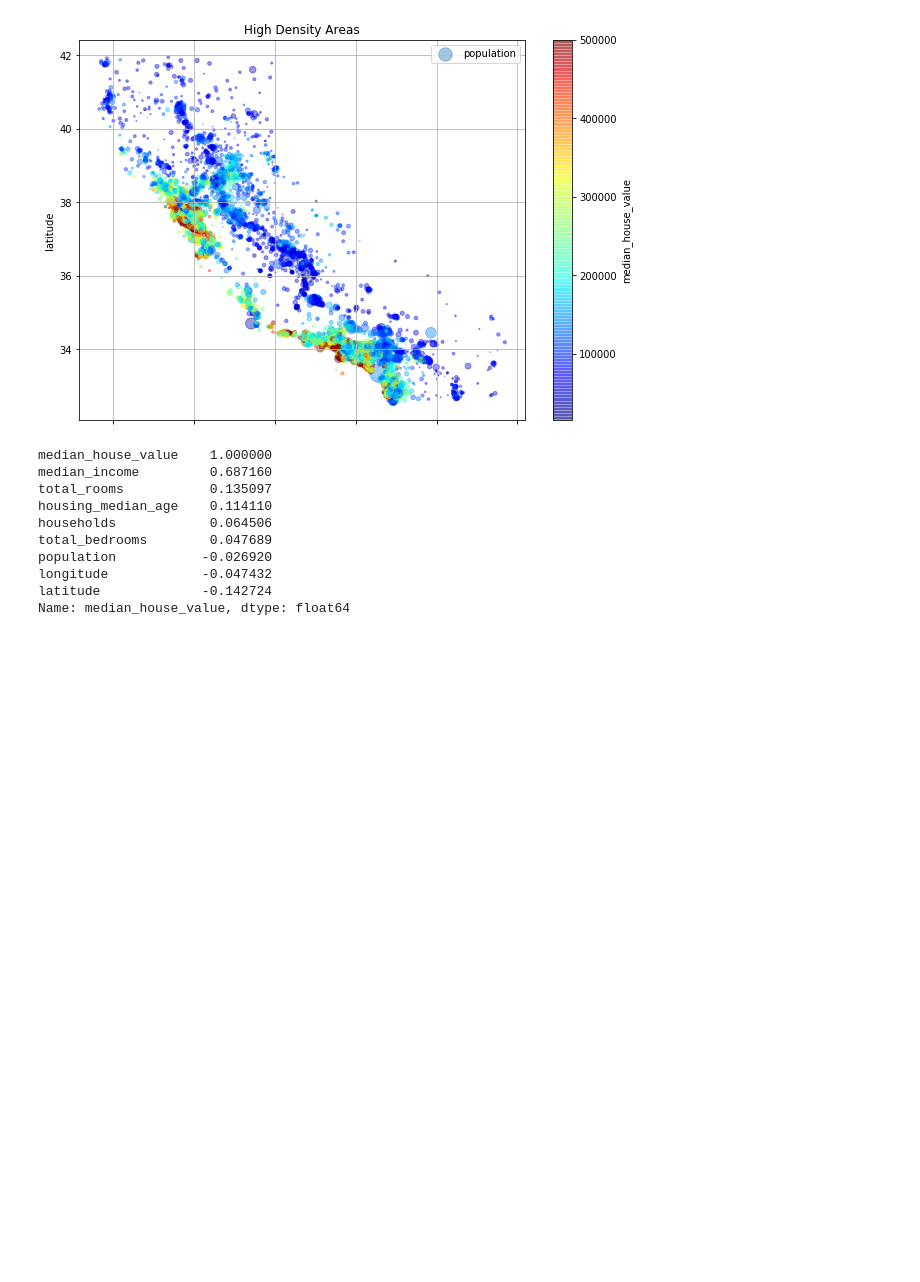
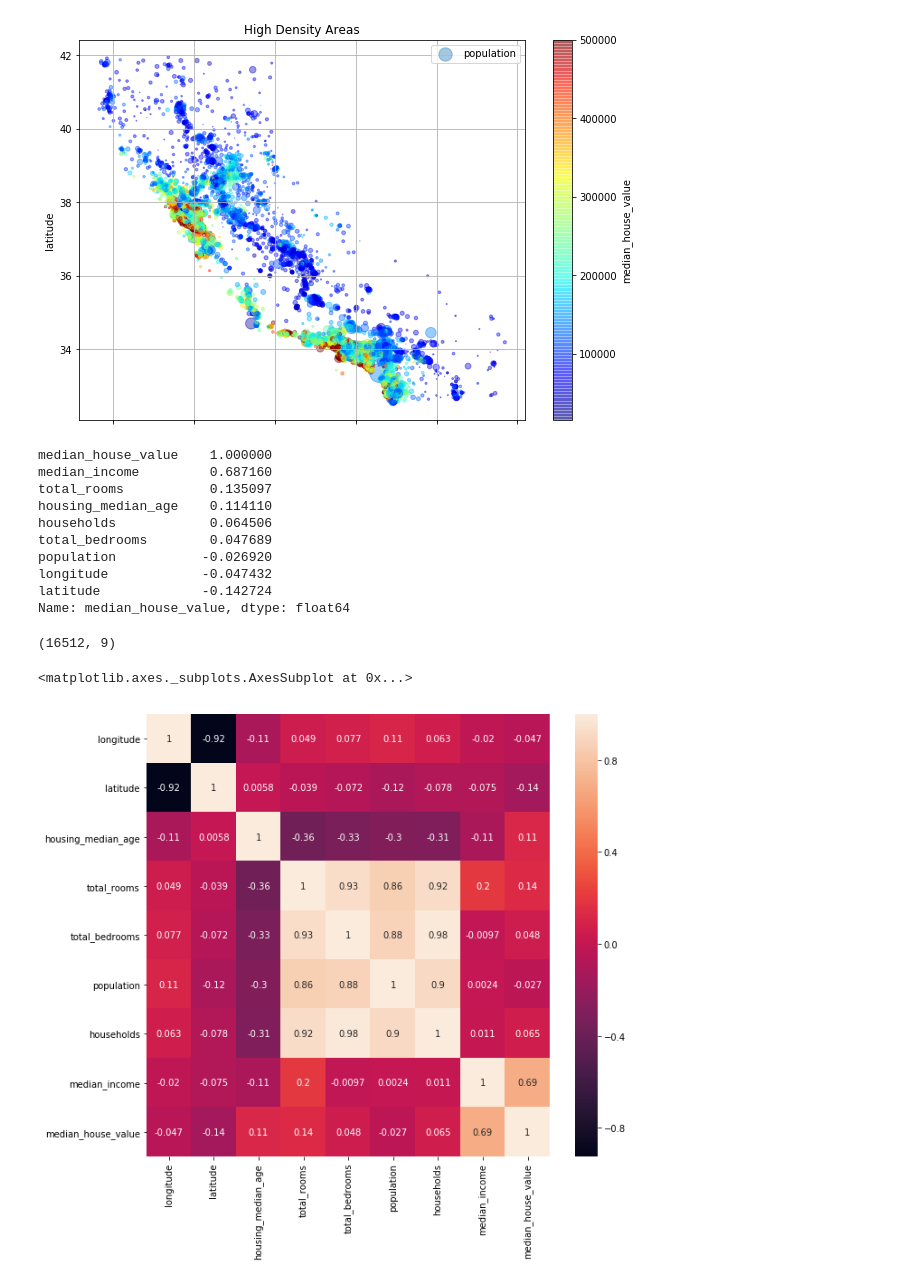
Before and after one commit to darangov/housing, a Jupyter notebook: Housing.ipynb, the cells around one changed output. Saved outputs shown, nothing was run; the diff lists cells and outputs as text; code cells hidden in the pictures; blank space fills up the shorter version.

```diff
--- a/Housing.ipynb
+++ b/Housing.ipynb
@@ -394,3 +427,19 @@ population           -0.026920
 longitude            -0.047432
 latitude             -0.142724
 Name: median_house_value, dtype: float64
+# %%
+train_corr = strat_train_set.select_dtypes(include = [np.number])
+
+train_corr.shape
+# %% [output]
+(16512, 9)
+# %%
+# Correlacion entre todos los atributos
+
+correlation = train_corr.corr()
+plt.subplots(figsize = (10,9))
+sns.heatmap(correlation, annot = True)
+#plt.show()
+# %% [output]
+<matplotlib.axes._subplots.AxesSubplot at 0x...>
+[figure, added]
```
Also changed, not shown: parts of 13 cells of this notebook.
